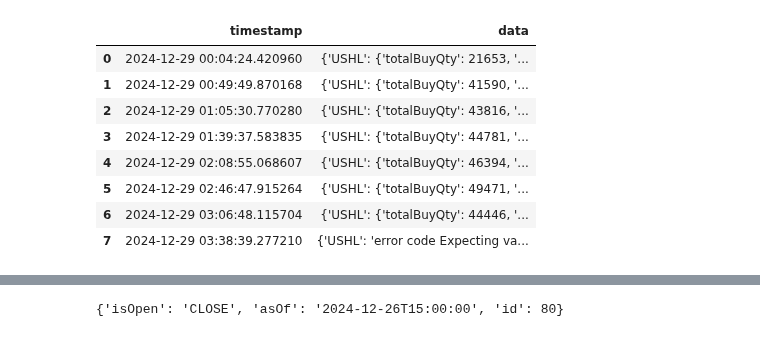
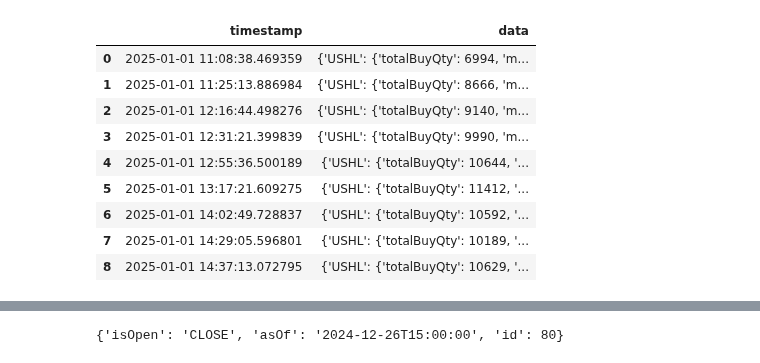
Before and after one commit to madhuko/nepse_depth, a Jupyter notebook: analytics.ipynb, the cells around one changed output, grey strips where cells are left out. Saved outputs shown, nothing was run; the diff lists cells and outputs as text; code cells hidden in the pictures.

```diff
--- a/analytics.ipynb
+++ b/analytics.ipynb
@@ -8,16 +9,17 @@ import os
 nepse = AsyncNepse()
 nepse.setTLSVerification(False)  # Temporary, until NEPSE sorts its SSL certificate problem
 # %%
-df=pd.read_json(r'files\2024\2024-12-29.json')
+df=pd.read_json(r'files\2025\2025-01-01.json')
 # df['id']=df['marketDepth'][0].get('buyMarketDepthList')[0].get('stockId')
 df
 # %% [output]
 |  | timestamp | data |
-| 0 | 2024-12-29 00:04:24.420960 | {'USHL': {'totalBuyQty': 21653, '... |
-| 1 | 2024-12-29 00:49:49.870168 | {'USHL': {'totalBuyQty': 41590, '... |
-| 2 | 2024-12-29 01:05:30.770280 | {'USHL': {'totalBuyQty': 43816, '... |
-| 3 | 2024-12-29 01:39:37.583835 | {'USHL': {'totalBuyQty': 44781, '... |
-| 4 | 2024-12-29 02:08:55.068607 | {'USHL': {'totalBuyQty': 46394, '... |
-| 5 | 2024-12-29 02:46:47.915264 | {'USHL': {'totalBuyQty': 49471, '... |
-| 6 | 2024-12-29 03:06:48.115704 | {'USHL': {'totalBuyQty': 44446, '... |
-| 7 | 2024-12-29 03:38:39.277210 | {'USHL': 'error code Expecting va... |
+| 0 | 2025-01-01 11:08:38.469359 | {'USHL': {'totalBuyQty': 6994, 'm... |
+| 1 | 2025-01-01 11:25:13.886984 | {'USHL': {'totalBuyQty': 8666, 'm... |
+| 2 | 2025-01-01 12:16:44.498276 | {'USHL': {'totalBuyQty': 9140, 'm... |
+| 3 | 2025-01-01 12:31:21.399839 | {'USHL': {'totalBuyQty': 9990, 'm... |
+| 4 | 2025-01-01 12:55:36.500189 | {'USHL': {'totalBuyQty': 10644, '... |
+| 5 | 2025-01-01 13:17:21.609275 | {'USHL': {'totalBuyQty': 11412, '... |
+| 6 | 2025-01-01 14:02:49.728837 | {'USHL': {'totalBuyQty': 10592, '... |
+| 7 | 2025-01-01 14:29:05.596801 | {'USHL': {'totalBuyQty': 10189, '... |
+| 8 | 2025-01-01 14:37:13.072795 | {'USHL': {'totalBuyQty': 10629, '... |
```
Also changed, not shown: parts of 11 cells of this notebook, 19 other files.
